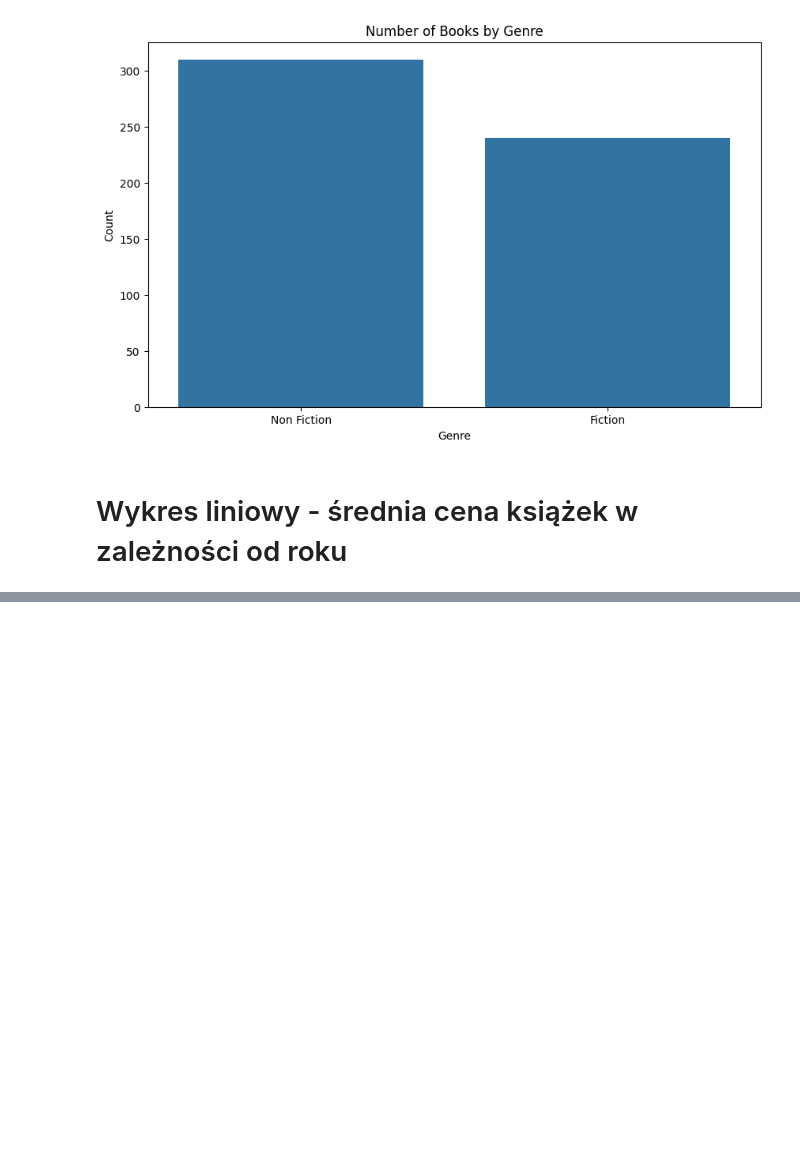
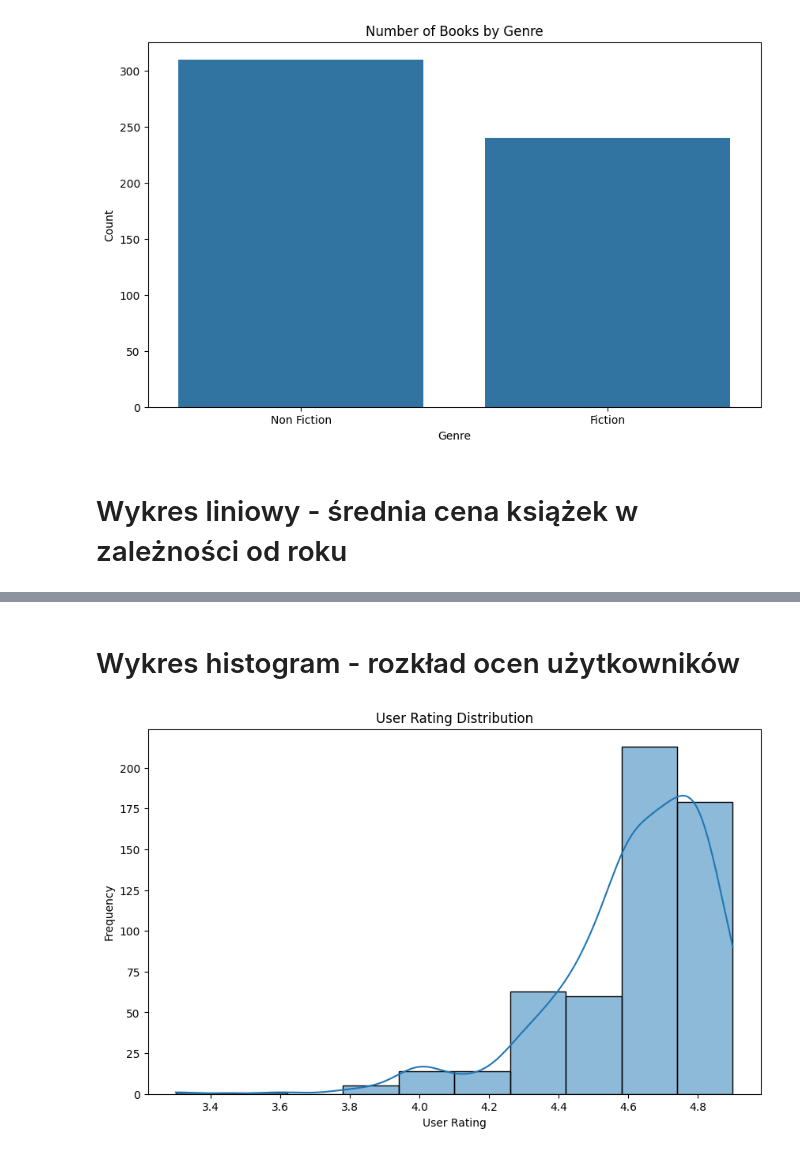
Before and after one commit to DawidRadzimski/HW_2_DataScience, a Jupyter notebook: HW2_3.ipynb, the cells around one changed output, grey strips where cells are left out. Drawn from its saved outputs; the diff is of its cells as text; code cells hidden in the pictures; blank space fills up the shorter version.

```diff
--- a/HW2_3.ipynb
+++ b/HW2_3.ipynb
@@ -244,0 +254,11 @@ plt.show()
+# %% [markdown]
+# Wykres histogram - rozkład ocen użytkowników
+# %%
+plt.figure(figsize=(10, 6))
+sns.histplot(df['user_rating'], bins=10, kde=True)
+plt.title('User Rating Distribution')
+plt.xlabel('User Rating')
+plt.ylabel('Frequency')
+plt.show()
+# %% [output]
+[figure, added]
```
Also changed, not shown: parts of 1 cell of this notebook.
